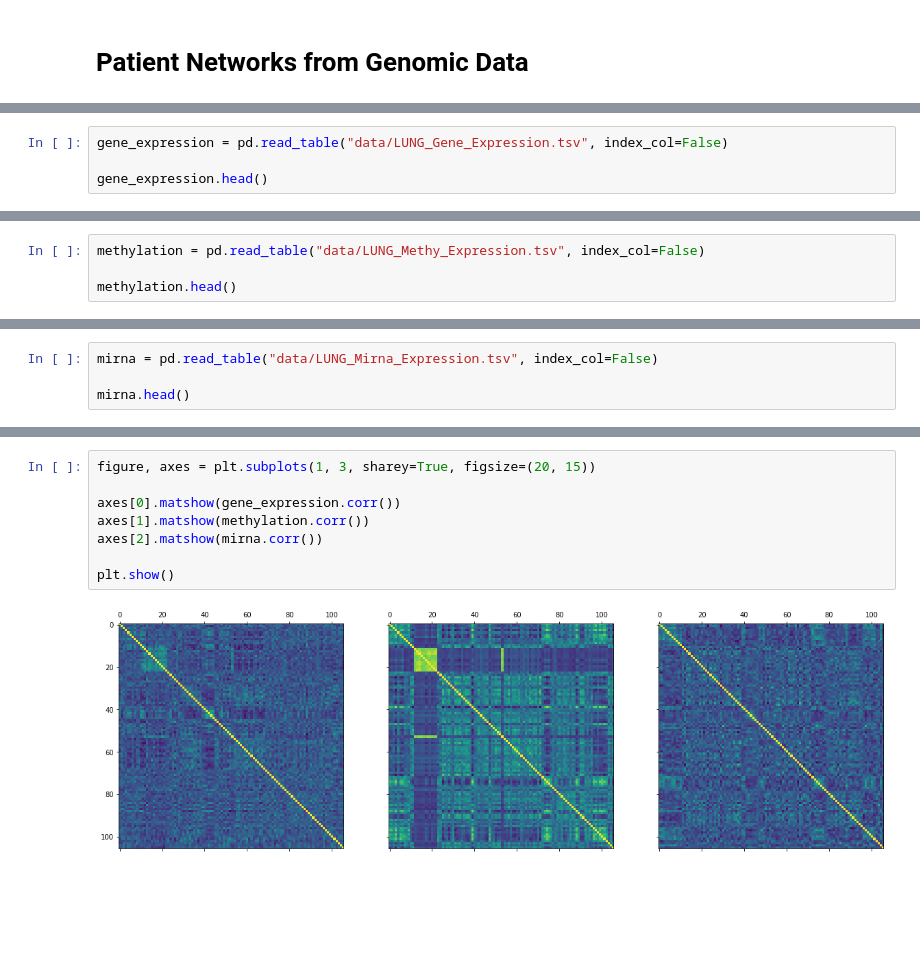
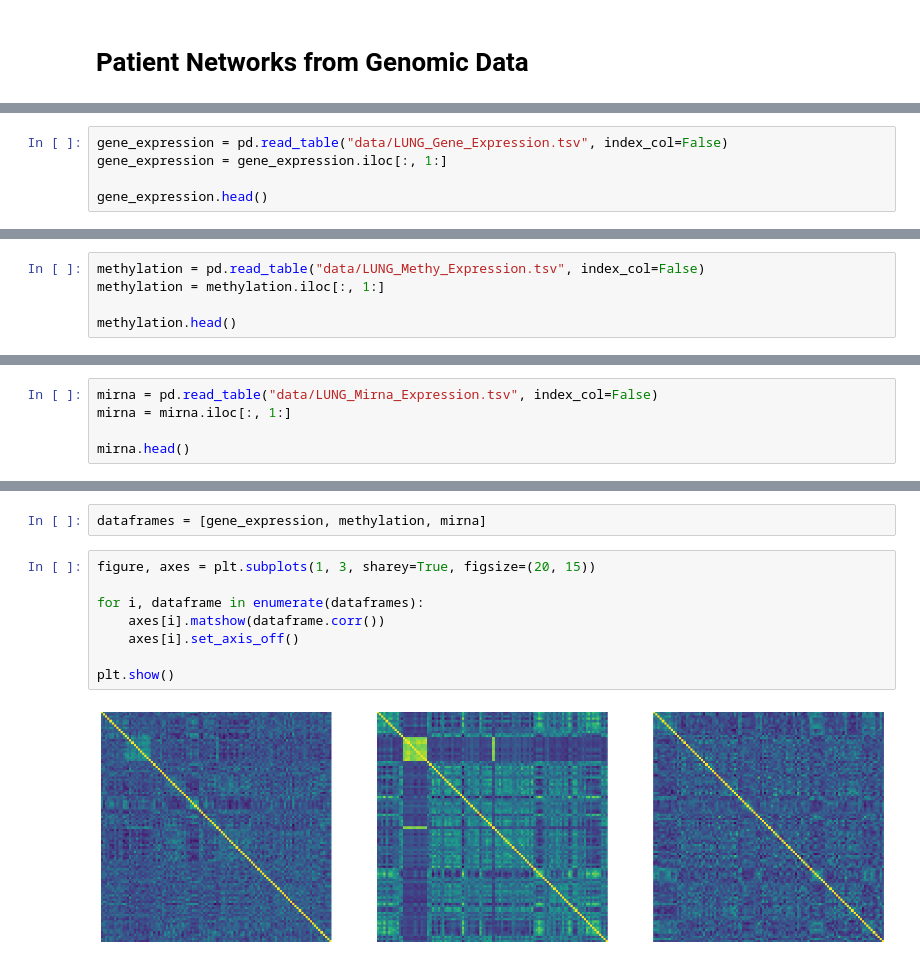
Before and after one commit to Educorreia932/FCUP-BINF, a Jupyter notebook: Assignments/Assignment 6/notebook.ipynb, the cells around one changed output, grey strips where cells are left out. Cells and saved outputs as stored; diff of their text form; blank space fills up the shorter version.

```diff
--- a/Assignments/Assignment 6/notebook.ipynb
+++ b/Assignments/Assignment 6/notebook.ipynb
@@ -7,5 +8,6 @@ import networkx
 # %%
 gene_expression = pd.read_table("data/LUNG_Gene_Expression.tsv", index_col=False)
+gene_expression = gene_expression.iloc[:, 1:]
 
 gene_expression.head()
 # %% [output]
@@ -19,5 +21,6 @@ gene_expression.head()
 # %%
 methylation = pd.read_table("data/LUNG_Methy_Expression.tsv", index_col=False)
+methylation = methylation.iloc[:, 1:]
 
 methylation.head()
 # %% [output]
@@ -31,5 +34,6 @@ methylation.head()
 # %%
 mirna = pd.read_table("data/LUNG_Mirna_Expression.tsv", index_col=False)
+mirna = mirna.iloc[:, 1:]
 
 mirna.head()
 # %% [output]
@@ -43,10 +47,12 @@ mirna.head()
+# %%
+dataframes = [gene_expression, methylation, mirna]
 # %%
 figure, axes = plt.subplots(1, 3, sharey=True, figsize=(20, 15))
 
-axes[0].matshow(gene_expression.corr())
-axes[1].matshow(methylation.corr())
-axes[2].matshow(mirna.corr())
+for i, dataframe in enumerate(dataframes):
+    axes[i].matshow(dataframe.corr())
+    axes[i].set_axis_off()
 
 plt.show()
 # %% [output]
-[figure, old version]
+[figure, new version]
```
Also changed, not shown: parts of 7 cells of this notebook, 1 other file.
